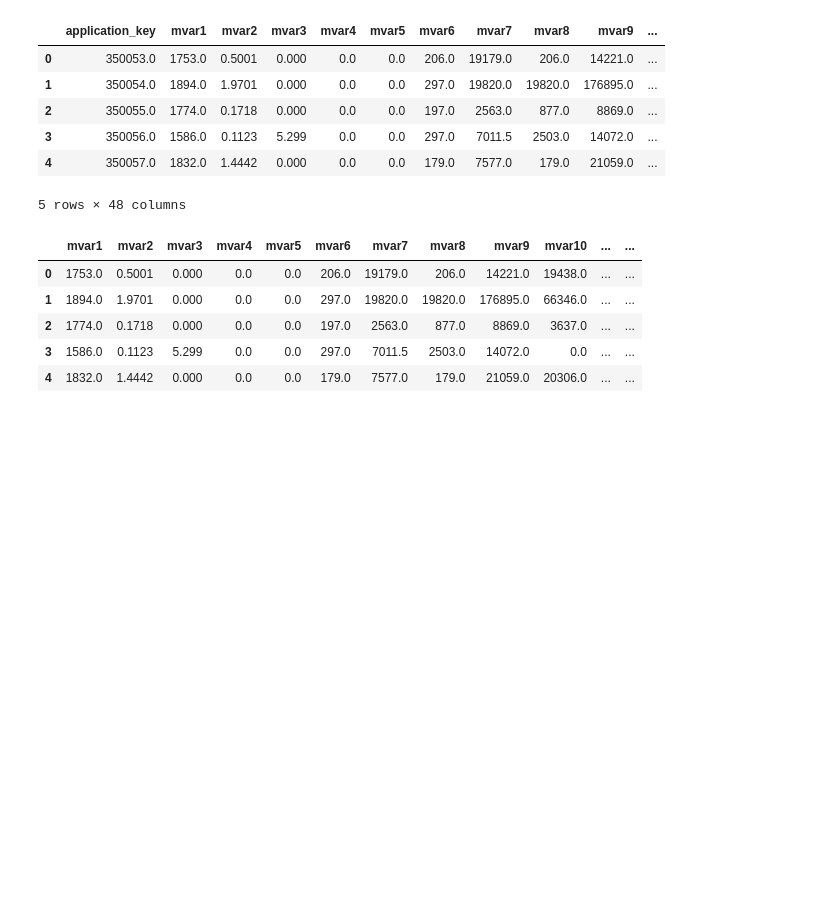
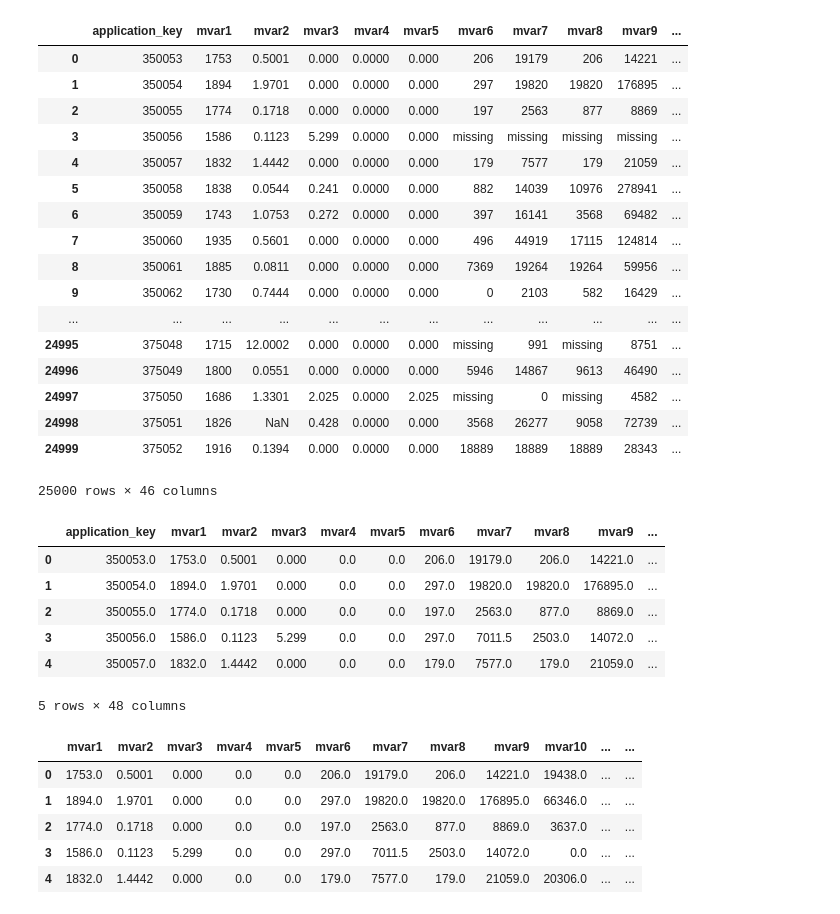
Before and after one commit to Yash19934/Amex-Analyze-This-2018, a Jupyter notebook: FinalModel.ipynb, the cells around one changed output. Drawn from its saved outputs; the diff is of its cells as text; code cells hidden in the pictures; blank space fills up the shorter version.

```diff
--- a/FinalModel.ipynb
+++ b/FinalModel.ipynb
@@ -10,6 +10,29 @@ from xgboost import XGBClassifier
 # %%
 train=pd.read_csv("./RefinedData/Training_dataset_Original.csv", low_memory=False)
 test=pd.read_csv("./RefinedData/Leaderboard_dataset.csv", low_memory=False)
+train.drop(columns = ['mvar4', 'mvar5'])
+test.drop(columns = ['mvar4', 'mvar5'])
+train.drop(columns = ['mvar17', 'mvar19'])
+test.drop(columns = ['mvar17', 'mvar19'])
+# %% [output]
+|  | application_key | mvar1 | mvar2 | mvar3 | mvar4 | mvar5 | mvar6 | mvar7 | mvar8 | mvar9 | ... |
+| 0 | 350053 | 1753 | 0.5001 | 0.000 | 0.0000 | 0.000 | 206 | 19179 | 206 | 14221 | ... |
+| 1 | 350054 | 1894 | 1.9701 | 0.000 | 0.0000 | 0.000 | 297 | 19820 | 19820 | 176895 | ... |
+| 2 | 350055 | 1774 | 0.1718 | 0.000 | 0.0000 | 0.000 | 197 | 2563 | 877 | 8869 | ... |
+| 3 | 350056 | 1586 | 0.1123 | 5.299 | 0.0000 | 0.000 | missing | missing | missing | missing | ... |
+| 4 | 350057 | 1832 | 1.4442 | 0.000 | 0.0000 | 0.000 | 179 | 7577 | 179 | 21059 | ... |
+| 5 | 350058 | 1838 | 0.0544 | 0.241 | 0.0000 | 0.000 | 882 | 14039 | 10976 | 278941 | ... |
+| 6 | 350059 | 1743 | 1.0753 | 0.272 | 0.0000 | 0.000 | 397 | 16141 | 3568 | 69482 | ... |
+| 7 | 350060 | 1935 | 0.5601 | 0.000 | 0.0000 | 0.000 | 496 | 44919 | 17115 | 124814 | ... |
+| 8 | 350061 | 1885 | 0.0811 | 0.000 | 0.0000 | 0.000 | 7369 | 19264 | 19264 | 59956 | ... |
+| 9 | 350062 | 1730 | 0.7444 | 0.000 | 0.0000 | 0.000 | 0 | 2103 | 582 | 16429 | ... |
+| ... | ... | ... | ... | ... | ... | ... | ... | ... | ... | ... | ... |
+| 24995 | 375048 | 1715 | 12.0002 | 0.000 | 0.0000 | 0.000 | missing | 991 | missing | 8751 | ... |
+| 24996 | 375049 | 1800 | 0.0551 | 0.000 | 0.0000 | 0.000 | 5946 | 14867 | 9613 | 46490 | ... |
+| 24997 | 375050 | 1686 | 1.3301 | 2.025 | 0.0000 | 2.025 | missing | 0 | missing | 4582 | ... |
+| 24998 | 375051 | 1826 | NaN | 0.428 | 0.0000 | 0.000 | 3568 | 26277 | 9058 | 72739 | ... |
+| 24999 | 375052 | 1916 | 0.1394 | 0.000 | 0.0000 | 0.000 | 18889 | 18889 | 18889 | 28343 | ... |
+25000 rows × 46 columns
 # %%
 def replace_nan(data):
     data = data.replace("nan", np.nan)
```
Also changed, not shown: parts of 3 cells of this notebook.
